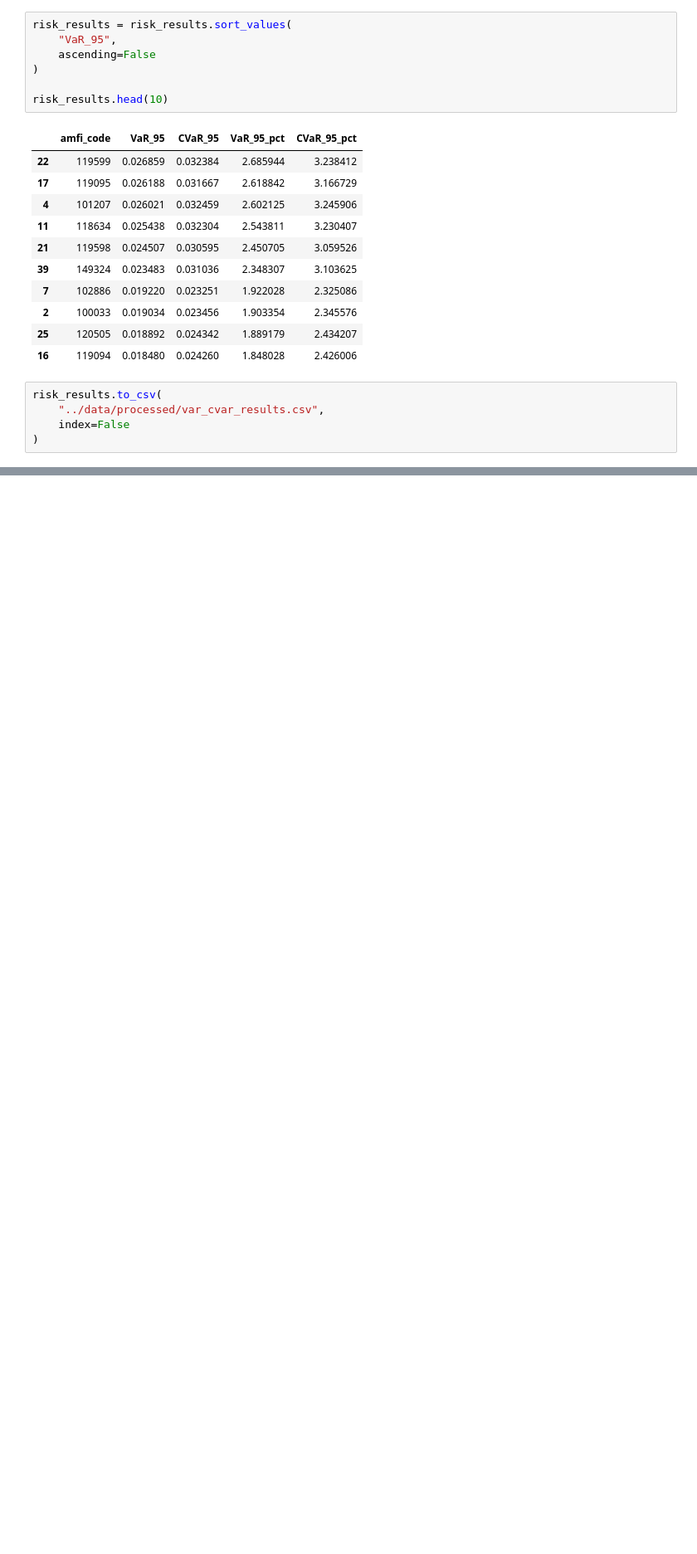
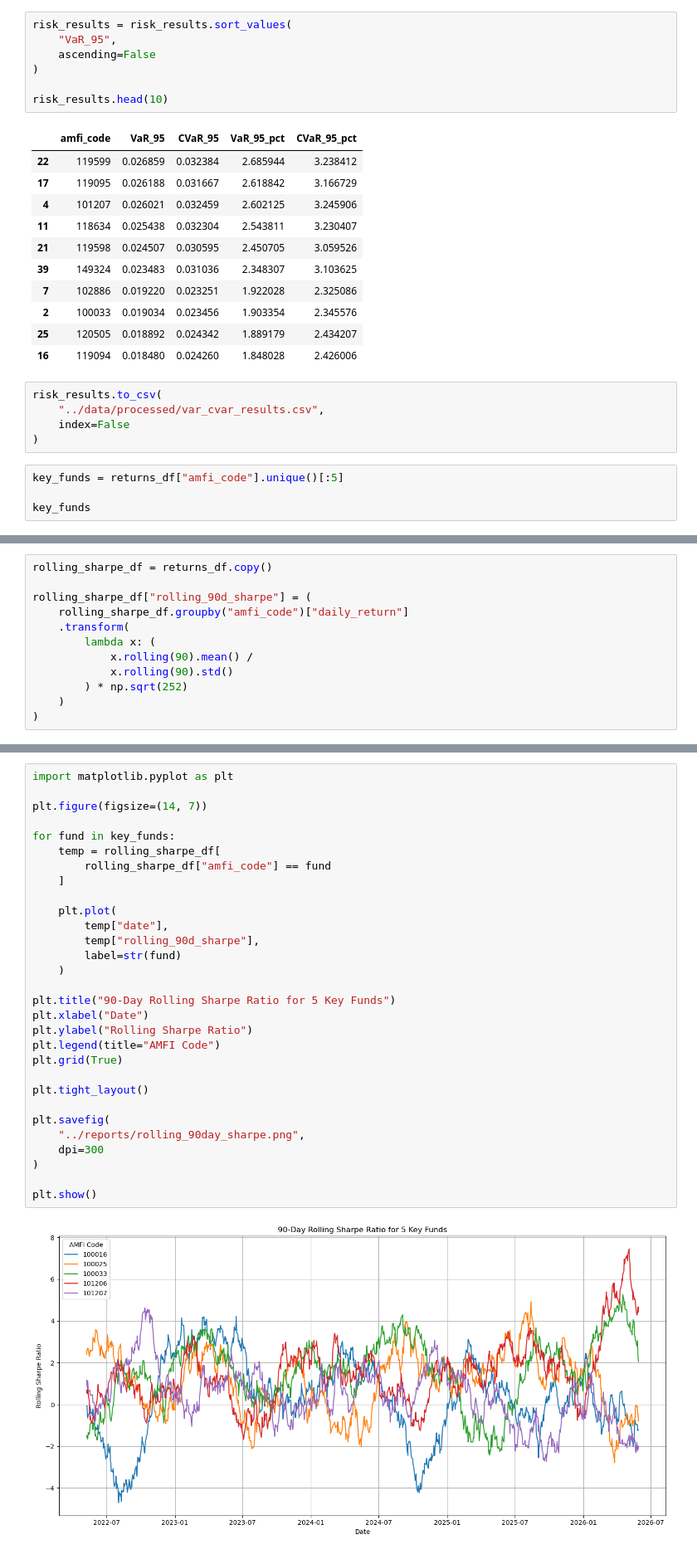
Before and after one commit to raj-ankur62/Mutual-Fund-Analytics, a Jupyter notebook: notebooks/Risk_Analytics.ipynb, the cells around one changed output, grey strips where cells are left out. Shown at 83% size. Saved outputs shown, nothing was run; the diff lists cells and outputs as text; blank space fills up the shorter version.

Commit message:
Add VaR CVaR and rolling 90-day Sharpe analysis

```diff
--- a/notebooks/Risk_Analytics.ipynb
+++ b/notebooks/Risk_Analytics.ipynb
@@ -131,3 +131,7 @@ risk_results.to_csv(
     "../data/processed/var_cvar_results.csv",
     index=False
 )
+# %%
+key_funds = returns_df["amfi_code"].unique()[:5]
+
+key_funds
@@ -133,0 +140,12 @@ risk_results.to_csv(
+# %%
+rolling_sharpe_df = returns_df.copy()
+
+rolling_sharpe_df["rolling_90d_sharpe"] = (
+    rolling_sharpe_df.groupby("amfi_code")["daily_return"]
+    .transform(
+        lambda x: (
+            x.rolling(90).mean() /
+            x.rolling(90).std()
+        ) * np.sqrt(252)
+    )
+)
@@ -133,0 +170,32 @@ risk_results.to_csv(
+# %%
+import matplotlib.pyplot as plt
+
+plt.figure(figsize=(14, 7))
+
+for fund in key_funds:
+    temp = rolling_sharpe_df[
+        rolling_sharpe_df["amfi_code"] == fund
+    ]
+
+    plt.plot(
+        temp["date"],
+        temp["rolling_90d_sharpe"],
+        label=str(fund)
+    )
+
+plt.title("90-Day Rolling Sharpe Ratio for 5 Key Funds")
+plt.xlabel("Date")
+plt.ylabel("Rolling Sharpe Ratio")
+plt.legend(title="AMFI Code")
+plt.grid(True)
+
+plt.tight_layout()
+
+plt.savefig(
+    "../reports/rolling_90day_sharpe.png",
+    dpi=300
+)
+
+plt.show()
+# %% [output]
+[figure, added]
```
Also changed, not shown: parts of 2 cells of this notebook, 1 other file.
